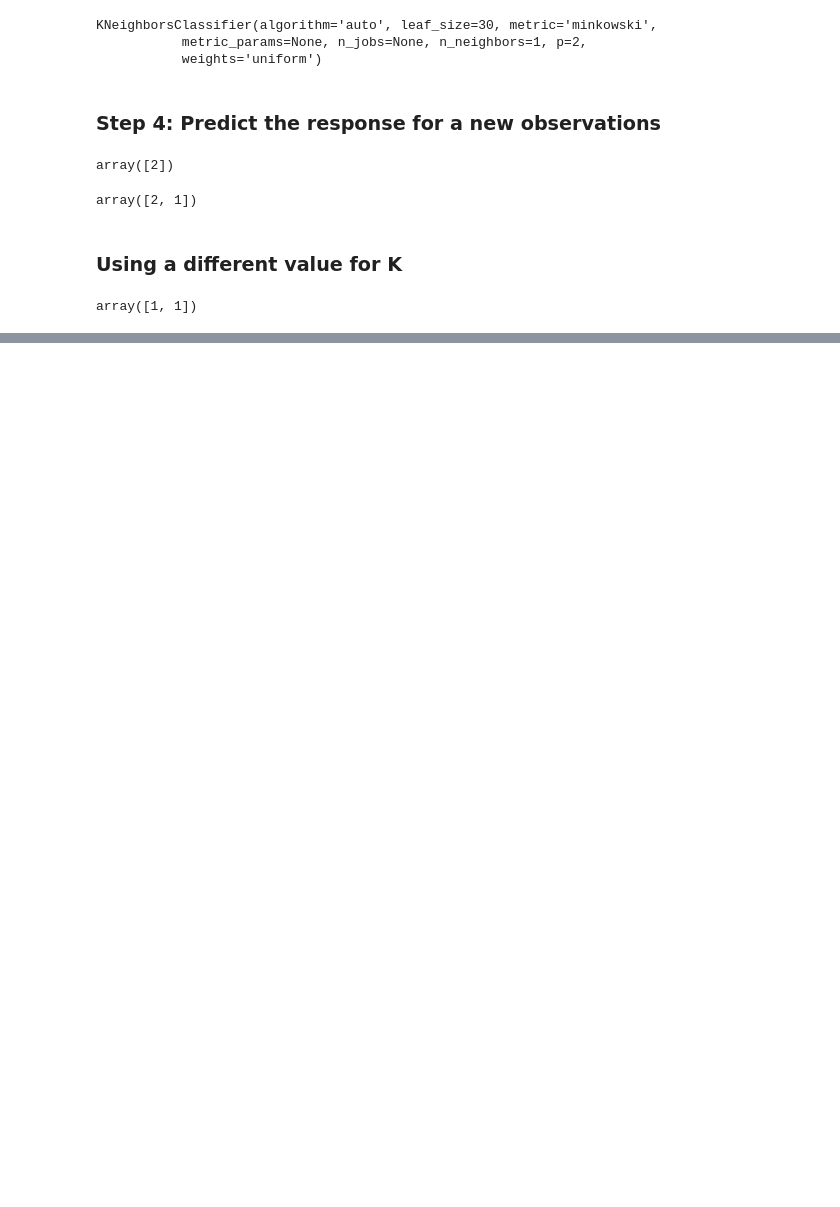
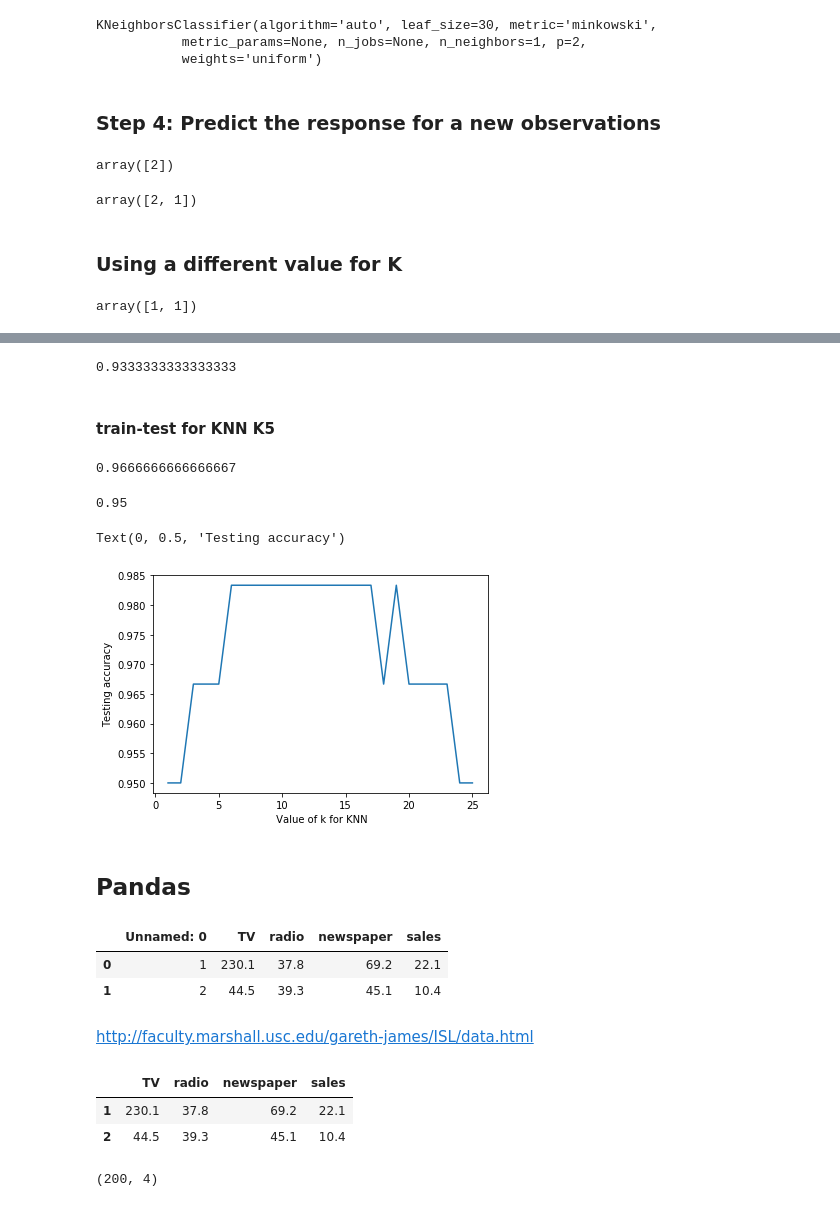
Before and after one commit to chezydan/pytopics, a Jupyter notebook: ML by dataschool.ipynb, the cells around one changed output, grey strips where cells are left out. Drawn from its saved outputs; the diff is of its cells as text; code cells hidden in the pictures; blank space fills up the shorter version.

```diff
--- a/ML by dataschool.ipynb
+++ b/ML by dataschool.ipynb
@@ -89,0 +208,5 @@ array([1, 1])
+# %%
+#instantiate
+logreg = LogisticRegression()
+#fit
+logreg.fit(X_train, y_train)
@@ -89,0 +220,49 @@ array([1, 1])
+# %%
+#make predictions store in y_pred
+y_pred = logreg.predict(X_test)
+
+#compare actual response (target)values (y_test) with predicted response(y_pred)
+print(metrics.accuracy_score(y_test, y_pred))
+# %% [output]
+0.9333333333333333
+# %% [markdown]
+<h4> train-test for KNN K5 </h4>
+# %%
+knn = KNeighborsClassifier(n_neighbors=5)
+
+knn.fit(X_train,y_train)
+
+y_pred = knn.predict(X_test)
+print(metrics.accuracy_score(y_test, y_pred))
+# %% [output]
+0.9666666666666667
+# %%
+knn = KNeighborsClassifier(n_neighbors=1)
+
+knn.fit(X_train,y_train)
+
+y_pred = knn.predict(X_test)
+print(metrics.accuracy_score(y_test, y_pred))
+# %% [output]
+0.95
+# %%
+k_range = range (1,26)
+scores = []
+for k in k_range:
+    knn=KNeighborsClassifier(n_neighbors=k)
+    knn.fit(X_train , y_train)
+    y_pred = knn.predict(X_test)
+    scores.append(metrics.accuracy_score(y_test, y_pred))
+# %%
+import matplotlib.pyplot as plt
+
+%matplotlib inline
+
+plt.plot(k_range, scores)
+plt.xlabel(' Value of k for KNN')
+plt.ylabel('Testing accuracy')
+# %% [output]
+Text(0, 0.5, 'Testing accuracy')
+[figure, added]
+# %% [markdown]
+<h2> Pandas </h2>
@@ -89,0 +271,20 @@ array([1, 1])
+# %%
+data = pd.read_csv('Advertising.csv')
+data.head(2)
+# %% [output]
+|  | Unnamed: 0 | TV | radio | newspaper | sales |
+| 0 | 1 | 230.1 | 37.8 | 69.2 | 22.1 |
+| 1 | 2 | 44.5 | 39.3 | 45.1 | 10.4 |
+# %% [markdown]
+http://faculty.marshall.usc.edu/gareth-james/ISL/data.html
+# %%
+data = pd.read_csv('Advertising.csv', index_col=0)
+data.head(2)
+# %% [output]
+|  | TV | radio | newspaper | sales |
+| 1 | 230.1 | 37.8 | 69.2 | 22.1 |
+| 2 | 44.5 | 39.3 | 45.1 | 10.4 |
+# %%
+data.shape
+# %% [output]
+(200, 4)
```
Also changed, not shown: parts of 153 cells of this notebook, 7 other files.
